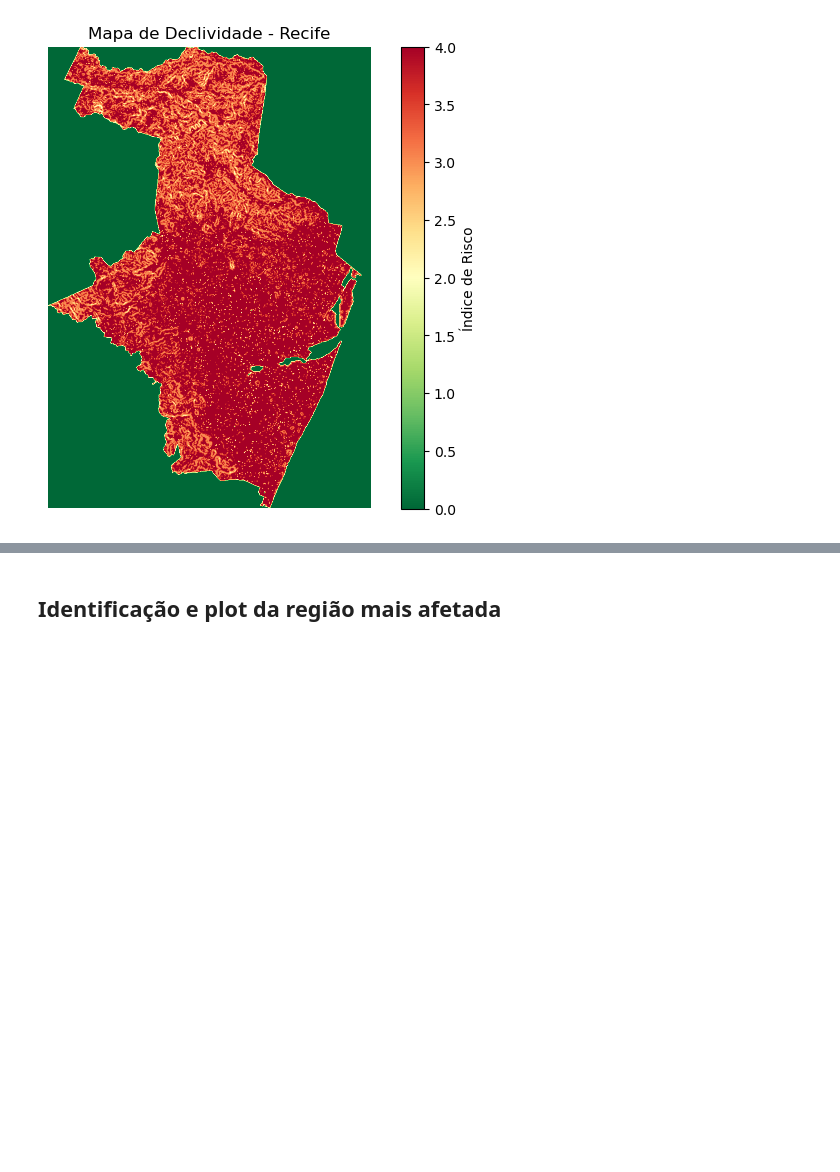
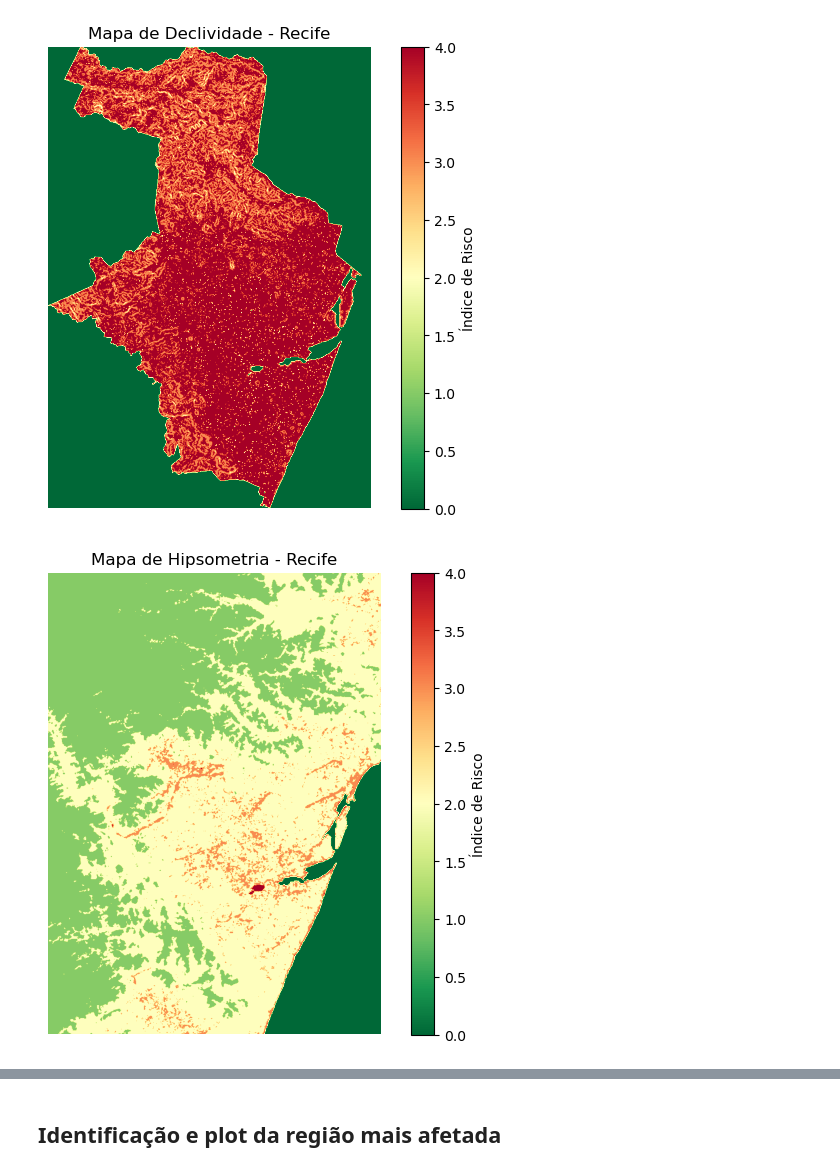
Before and after one commit to ezequielhenrique/zonas-de-risco-inundacao, a Jupyter notebook: analise-risco-alagamento.ipynb, the cells around one changed output, grey strips where cells are left out. Saved outputs shown, nothing was run; the diff lists cells and outputs as text; code cells hidden in the pictures; blank space fills up the shorter version.

```diff
--- a/analise-risco-alagamento.ipynb
+++ b/analise-risco-alagamento.ipynb
@@ -574,3 +638,8 @@ declividade_recortado_path = f"outputs/declividade/declividade_{cidade}_recortad
 recortar_mapa(declividade_path, declividade_recortado_path)
 # %% [output]
 Raster recortado salvo em: outputs/declividade/declividade_recife_recortado.tif
+# %%
+hipso_path = f"outputs/hipsometria/hipsometria_{cidade}_reclass.tif"
+hipso_recortado_path = f"outputs/hipsometria/hipsometria_{cidade}_recortado.tif"
+
+recortar_mapa(hipso_path, hipso_recortado_path)
@@ -612,3 +683,7 @@ plot_mapa(declividade_path, f"Mapa de Declividade")
 plot_mapa(declividade_recortado_path, f"Mapa de Declividade - {cidade.title()}")
 # %% [output]
 [figure]
+# %%
+plot_mapa(hipso_path, f"Mapa de Hipsometria - {cidade.title()}")
+# %% [output]
+[figure, added]
```
Also changed, not shown: parts of 20 cells of this notebook.
